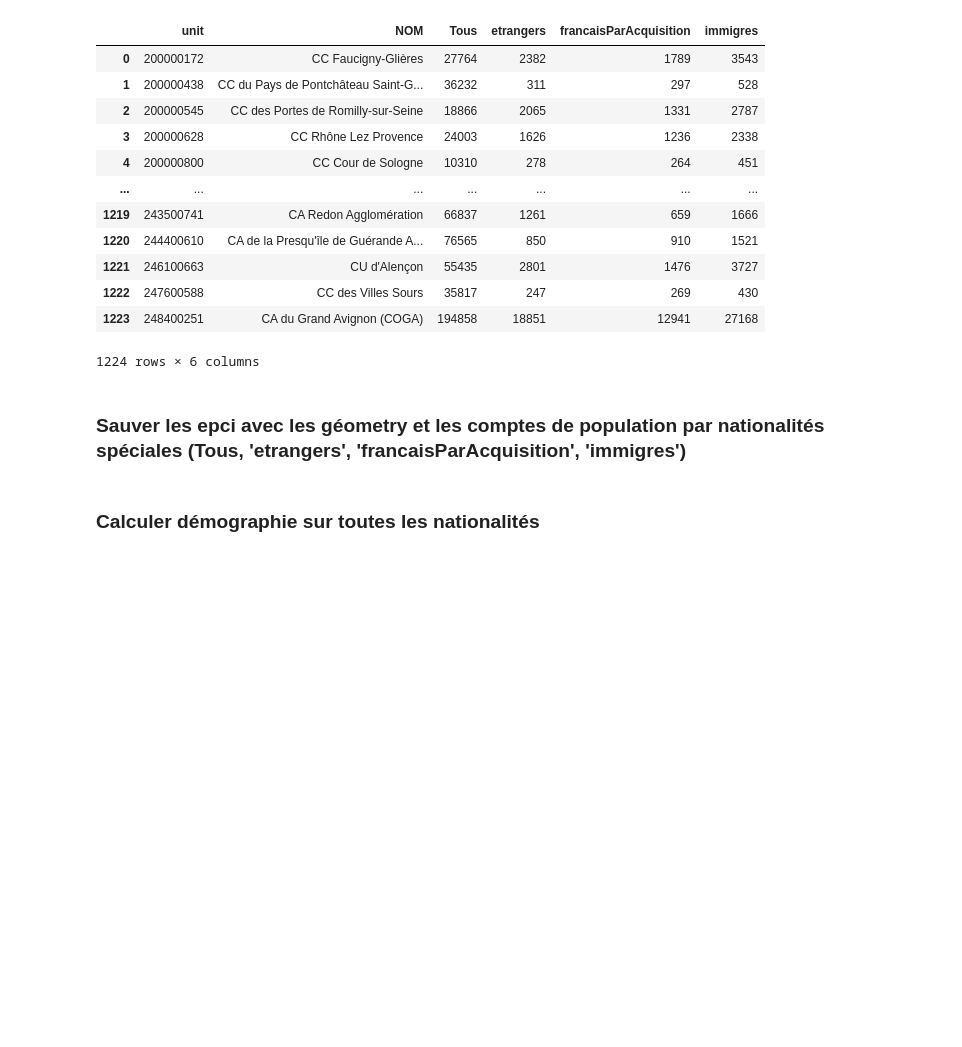
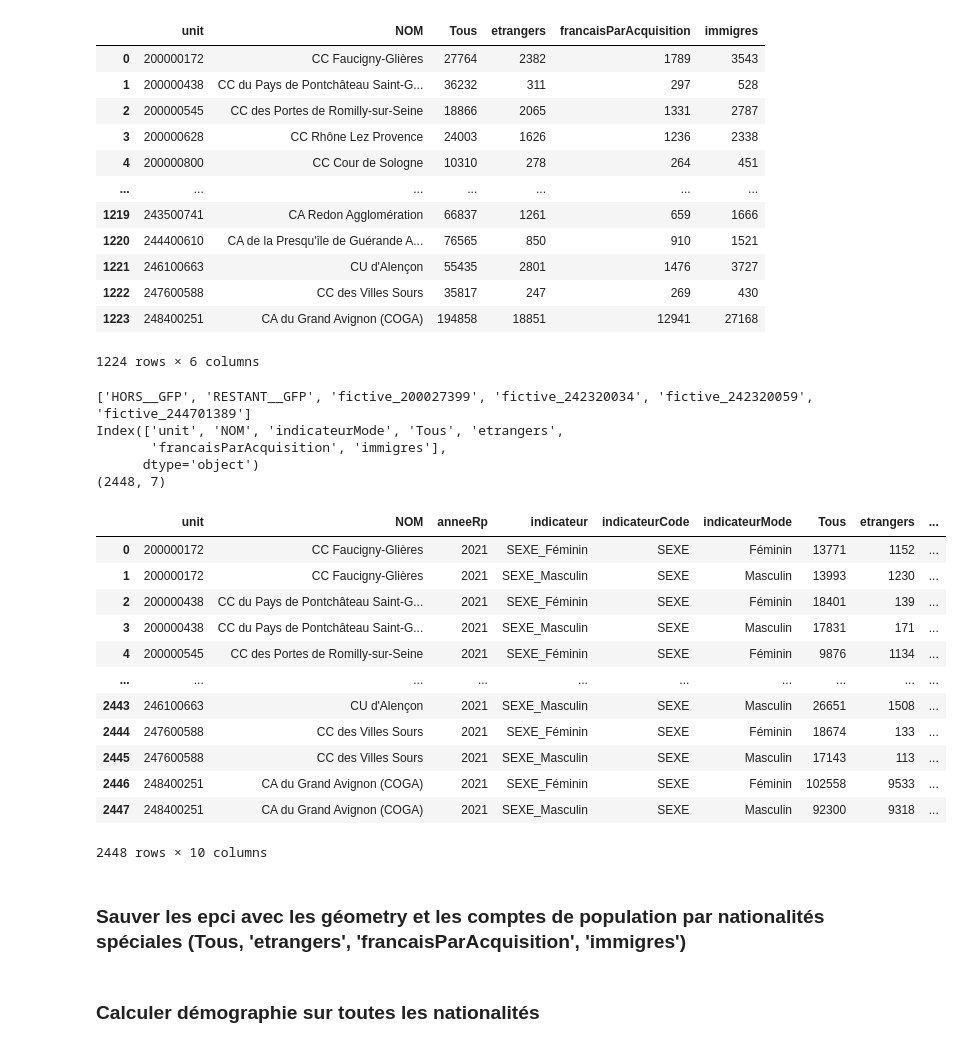
Before and after one commit to cplumejeaud/innatio, a Jupyter notebook: database/preparation_data.ipynb, the cells around one changed output. Cells and saved outputs as stored; diff of their text form; code cells hidden in the pictures; blank space fills up the shorter version.

```diff
--- a/database/preparation_data.ipynb
+++ b/database/preparation_data.ipynb
@@ -583,6 +583,79 @@ Index(['unit', 'NOM', 'Tous', 'etrangers', 'francaisParAcquisition',
 | 1222 | 247600588 | CC des Villes Sours | 35817 | 247 | 269 | 430 |
 | 1223 | 248400251 | CA du Grand Avignon (COGA) | 194858 | 18851 | 12941 | 27168 |
 1224 rows × 6 columns
+# %%
+def summary_NAT_EPCI (variable=None):
+    #datapath = r"C:\Travail\MIGRINTER\Labo\IMHANA\Méthodologie\Statistiques\export_CASD_ergonomiques\\2026.01.22\EPCI\\"
+    #epcisuffix = "_EPCI_2026.01.22.csv"
+    #nationalites_speciales = ['Tous', 'etrangers', 'francaisParAcquisition', 'immigres']
+    #EPCI_fictives = ['HORS__GFP', 'RESTANT__GFP', 'fictive_200027399', 'fictive_242320034', 'fictive_242320059', 'fictive_244701389']
+    print(EPCI_fictives)
+    nat_epci_file = datapath+"NAT"+epcisuffix
+
+    if variable :
+        nat_epci_file = datapath+variable+"_NAT_EPCI"+suffix
+
+    demographie_etrangers = pd.read_csv(nat_epci_file, sep=';', encoding='latin1')
+    demographie_etrangers['unit'] = demographie_etrangers['unit'].astype(str)
+
+    if variable is None:
+        demo01 = demographie_etrangers.query("NAT2 in @nationalites_speciales and not(unit in @EPCI_fictives) and not(unit in @doublons_CC_EPCI) and not(unit in @doublons_CA_CU_EPCI) ").pivot(index=['unit', 'NOM'], columns='NAT2', values='total_s')
+        demo02 = demographie_etrangers.query("NAT2 in @nationalites_speciales and (unit in @doublons_CC_EPCI) ").pivot_table(index=['unit', 'NOM'], columns='NAT2', values='total_s',aggfunc="max")
+        demo03 = demographie_etrangers.query("NAT2 in @nationalites_speciales and (unit in @doublons_CA_CU_EPCI) ").pivot_table(index=['unit', 'NOM'], columns='NAT2', values='total_s',aggfunc="sum")
+    else:
+        demo01 = demographie_etrangers.query("NAT2 in @nationalites_speciales and not(unit in @EPCI_fictives) and not(unit in @doublons_CC_EPCI) and not(unit in @doublons_CA_CU_EPCI) ").pivot(index=['unit', 'NOM', variable], columns='NAT2', values='total_s')
+        demo02 = demographie_etrangers.query("NAT2 in @nationalites_speciales and (unit in @doublons_CC_EPCI) ").pivot_table(index=['unit', 'NOM', variable], columns='NAT2', values='total_s',aggfunc="max")
+        demo03 = demographie_etrangers.query("NAT2 in @nationalites_speciales and (unit in @doublons_CA_CU_EPCI) ").pivot_table(index=['unit', 'NOM', variable], columns='NAT2', values='total_s',aggfunc="sum")
+
+    frames = [demo01, demo02, demo03]
+
+    result = pd.concat(frames)
+    result.rename_axis(columns=None, inplace=True)
+    result.reset_index(inplace=True)
+
+    if variable :
+        result.rename(columns={variable : 'indicateurMode'}, inplace=True)
+        result = result.astype(dtype = {'indicateurMode': 'string'})
+    else :
+        result['indicateurMode']  = ''
+
+    print(result.columns) #['unit', 'NOM', 'indicateurMode', 'Tous', 'etrangers', 'francaisParAcquisition','immigres']
+    print(result.shape) #(1224, 6) ou (1224, 7) si variable
+
+    result = result.astype(dtype = {'unit': 'string', 'NOM': 'string', 'Tous': 'int', 'etrangers': 'int', 'francaisParAcquisition': 'int', 'immigres': 'int'})
+
+    result['anneeRp']  = 2021
+    result['indicateur']  = 'NAT'
+    result['indicateurCode']  =  'NAT2' if variable is None else variable
+    if variable :
+        result['indicateur'] = result['indicateurCode']+'_'+result['indicateurMode']
+    # Réordonner les colonnes et garder la colonne NOM
+    # (ainsi, il y a au moins une table non géographique qui garde le lien entre code unité et nom de l'interco. pour l'année du recensement)
+    result = result[['unit', 'NOM', 'anneeRp', 'indicateur', 'indicateurCode', 'indicateurMode', 'Tous', 'etrangers', 'francaisParAcquisition','immigres']]
+
+    return  result
+
+result = summary_NAT_EPCI('SEXE')
+result
+# %% [output]
+['HORS__GFP', 'RESTANT__GFP', 'fictive_200027399', 'fictive_242320034', 'fictive_242320059', 'fictive_244701389']
+Index(['unit', 'NOM', 'indicateurMode', 'Tous', 'etrangers',
+       'francaisParAcquisition', 'immigres'],
+      dtype='object')
+(2448, 7)
+|  | unit | NOM | anneeRp | indicateur | indicateurCode | indicateurMode | Tous | etrangers | ... |
+| 0 | 200000172 | CC Faucigny-Glières | 2021 | SEXE_Féminin | SEXE | Féminin | 13771 | 1152 | ... |
+| 1 | 200000172 | CC Faucigny-Glières | 2021 | SEXE_Masculin | SEXE | Masculin | 13993 | 1230 | ... |
+| 2 | 200000438 | CC du Pays de Pontchâteau Saint-G... | 2021 | SEXE_Féminin | SEXE | Féminin | 18401 | 139 | ... |
+| 3 | 200000438 | CC du Pays de Pontchâteau Saint-G... | 2021 | SEXE_Masculin | SEXE | Masculin | 17831 | 171 | ... |
+| 4 | 200000545 | CC des Portes de Romilly-sur-Seine | 2021 | SEXE_Féminin | SEXE | Féminin | 9876 | 1134 | ... |
+| ... | ... | ... | ... | ... | ... | ... | ... | ... | ... |
+| 2443 | 246100663 | CU d'Alençon | 2021 | SEXE_Masculin | SEXE | Masculin | 26651 | 1508 | ... |
+| 2444 | 247600588 | CC des Villes Sours | 2021 | SEXE_Féminin | SEXE | Féminin | 18674 | 133 | ... |
+| 2445 | 247600588 | CC des Villes Sours | 2021 | SEXE_Masculin | SEXE | Masculin | 17143 | 113 | ... |
+| 2446 | 248400251 | CA du Grand Avignon (COGA) | 2021 | SEXE_Féminin | SEXE | Féminin | 102558 | 9533 | ... |
+| 2447 | 248400251 | CA du Grand Avignon (COGA) | 2021 | SEXE_Masculin | SEXE | Masculin | 92300 | 9318 | ... |
+2448 rows × 10 columns
 # %% [markdown]
 ### Sauver les epci avec les géometry et les comptes de population par nationalités spéciales (Tous, 'etrangers',	'francaisParAcquisition',	'immigres')
 # %%
```
Also changed, not shown: parts of 47 cells of this notebook, 2 other files.
